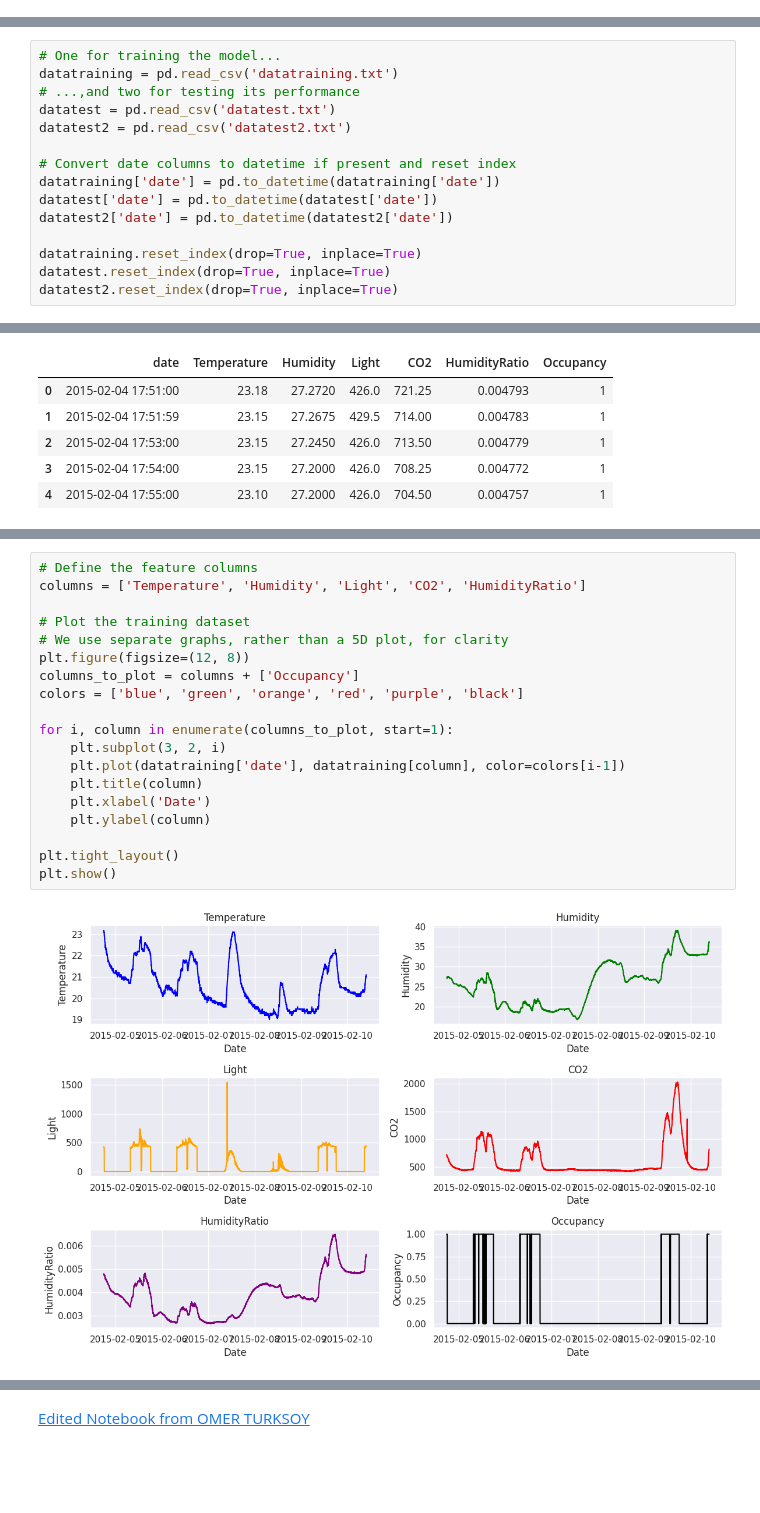
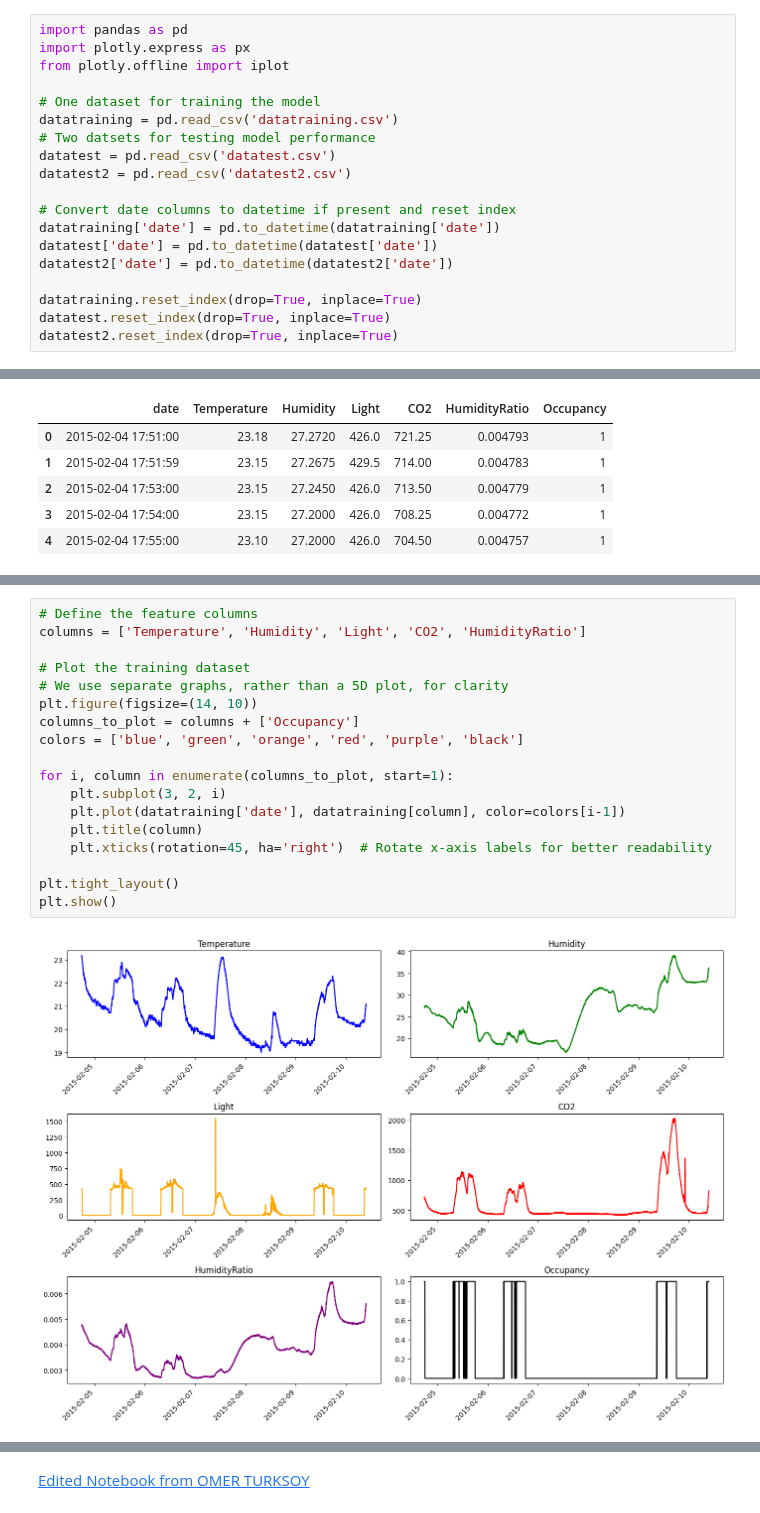
Before and after one commit to ZahinMai/HVAC-Occupancy-Detection, a Jupyter notebook: section-2-occupancy-prediction.ipynb, the cells around one changed output, grey strips where cells are left out. Cells and saved outputs as stored; diff of their text form; blank space fills up the shorter version.

```diff
--- a/section-2-occupancy-prediction.ipynb
+++ b/section-2-occupancy-prediction.ipynb
@@ -100 +97,20 @@ from plotly.offline import init_notebook_mode, iplot, plot
+# %%
+import pandas as pd
+import plotly.express as px
+from plotly.offline import iplot
+
+# One dataset for training the model
+datatraining = pd.read_csv('datatraining.csv')
+# Two datsets for testing model performance
+datatest = pd.read_csv('datatest.csv')
+datatest2 = pd.read_csv('datatest2.csv')
+
+# Convert date columns to datetime if present and reset index
+datatraining['date'] = pd.to_datetime(datatraining['date'])
+datatest['date'] = pd.to_datetime(datatest['date'])
+datatest2['date'] = pd.to_datetime(datatest2['date'])
+
+datatraining.reset_index(drop=True, inplace=True)
+datatest.reset_index(drop=True, inplace=True)
+datatest2.reset_index(drop=True, inplace=True)
 # %% [markdown]
@@ -110,16 +128 @@ Select the folder icon on the left to upload the datasets provided.
-# %%
-# One for training the model...
-datatraining = pd.read_csv('datatraining.txt')
-# ...,and two for testing its performance
-datatest = pd.read_csv('datatest.txt')
-datatest2 = pd.read_csv('datatest2.txt')
-
-# Convert date columns to datetime if present and reset index
-datatraining['date'] = pd.to_datetime(datatraining['date'])
-datatest['date'] = pd.to_datetime(datatest['date'])
-datatest2['date'] = pd.to_datetime(datatest2['date'])
-
-datatraining.reset_index(drop=True, inplace=True)
-datatest.reset_index(drop=True, inplace=True)
-datatest2.reset_index(drop=True, inplace=True)
 # %% [markdown]
@@ -144,21 +146,20 @@ b) Identify the
 # %%
 # Define the feature columns
 columns = ['Temperature', 'Humidity', 'Light', 'CO2', 'HumidityRatio']
 
 # Plot the training dataset
 # We use separate graphs, rather than a 5D plot, for clarity
-plt.figure(figsize=(12, 8))
+plt.figure(figsize=(14, 10))
 columns_to_plot = columns + ['Occupancy']
 colors = ['blue', 'green', 'orange', 'red', 'purple', 'black']
 
 for i, column in enumerate(columns_to_plot, start=1):
     plt.subplot(3, 2, i)
     plt.plot(datatraining['date'], datatraining[column], color=colors[i-1])
     plt.title(column)
-    plt.xlabel('Date')
-    plt.ylabel(column)
+    plt.xticks(rotation=45, ha='right')  # Rotate x-axis labels for better readability
 
 plt.tight_layout()
 plt.show()
 # %% [output]
-[figure, old version]
+[figure, new version]
```
Also changed, not shown: parts of 32 cells of this notebook.
